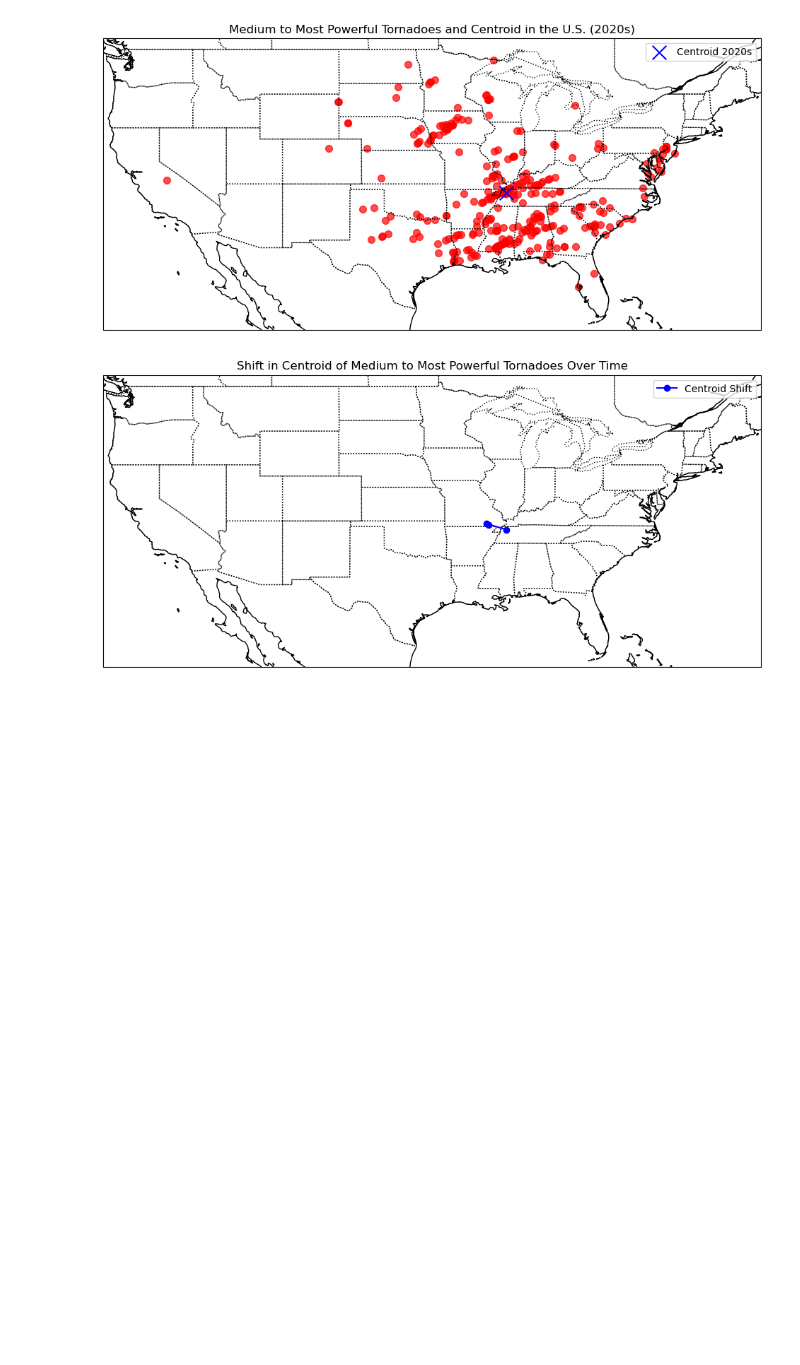
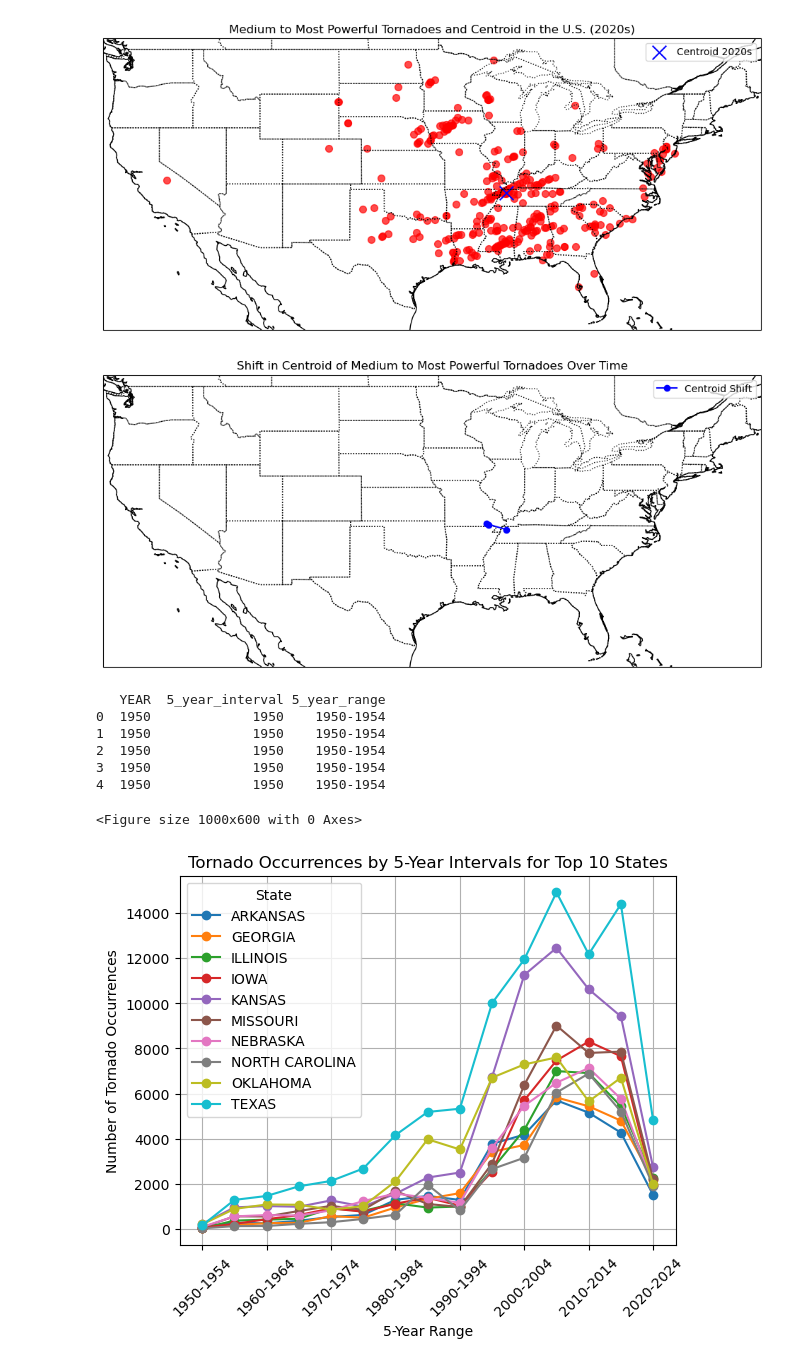
Before and after one commit to EricJ2/tornado-alley-capstone-da12, a Jupyter notebook: notebooks/Tornado Frequency.ipynb, the cells around one changed output. Cells and saved outputs as stored; diff of their text form; code cells hidden in the pictures; blank space fills up the shorter version.

```diff
--- a/Tornado Frequency.ipynb
+++ b/notebooks/Tornado Frequency.ipynb
@@ -8,7 +8,7 @@ import matplotlib.pyplot as plt
 import seaborn as sns
 import numpy as np
 
-df = pd.read_csv(r"C:\da12\capstone and other projects\tornado alley\data\combined.csv", low_memory=False)
+df = pd.read_csv(r"C:\da12\capstone and other projects\tornado-alley-capstone-da12\data\combined.csv", low_memory=False)
 
 df.head()
 # %% [output]
@@ -358,3 +358,40 @@ plt.show()
 [figure]
 [figure]
 [figure]
+# %%
+df['YEAR'] = pd.to_numeric(df['YEAR'], errors='coerce')
+df['5_year_interval'] = (df['YEAR'] // 5) * 5
+df['5_year_range'] = df['5_year_interval'].astype(str) + '-' + (df['5_year_interval'] + 4).astype(str)
+print(df[['YEAR', '5_year_interval', '5_year_range']].head())
+# %% [output]
+   YEAR  5_year_interval 5_year_range
+0  1950             1950    1950-1954
+1  1950             1950    1950-1954
+2  1950             1950    1950-1954
+3  1950             1950    1950-1954
+4  1950             1950    1950-1954
+# %%
+state_5yr_counts = df.groupby(['STATE', '5_year_range']).size().reset_index(name='count')
+
+top_states = state_5yr_counts.groupby('STATE')['count'].sum().nlargest(10).index
+
+# Filtering the DataFrame to show only the top 10 states
+top_states_data = state_5yr_counts[state_5yr_counts['STATE'].isin(top_states)]
+
+
+pivot_df = top_states_data.pivot(index='5_year_range', columns='STATE', values='count')
+
+plt.figure(figsize=(10, 6))
+pivot_df.plot(kind='line', marker='o')
+
+plt.title('Tornado Occurrences by 5-Year Intervals for Top 10 States')
+plt.xlabel('5-Year Range')
+plt.ylabel('Number of Tornado Occurrences')
+plt.xticks(rotation=45)
+plt.legend(title='State')
+plt.grid(True)
+
+plt.show()
+# %% [output]
+<Figure size 1000x600 with 0 Axes>
+[figure, added]
```
Also changed, not shown: 2 other files.
